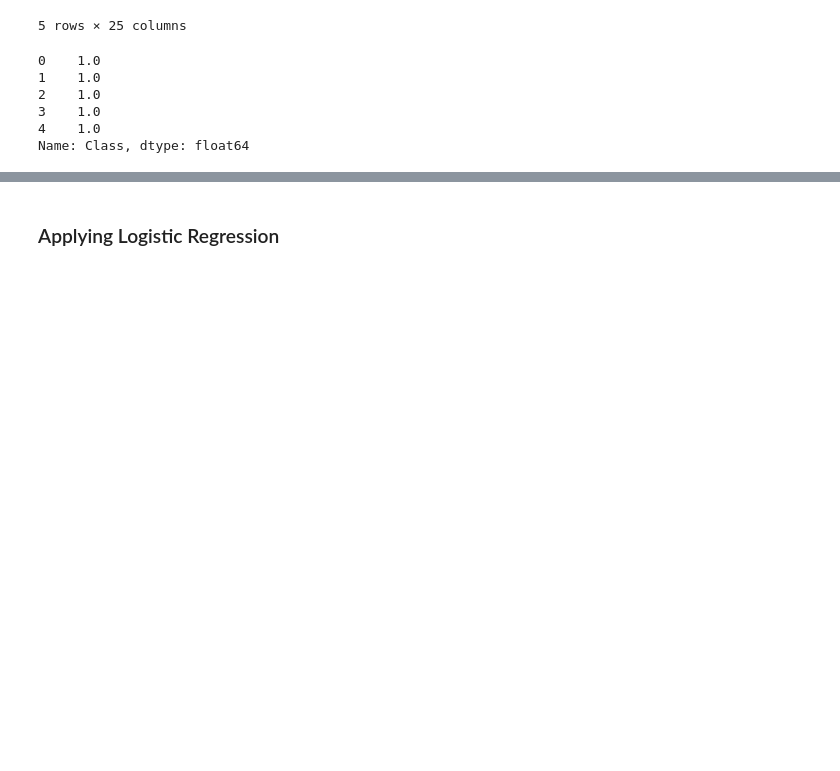
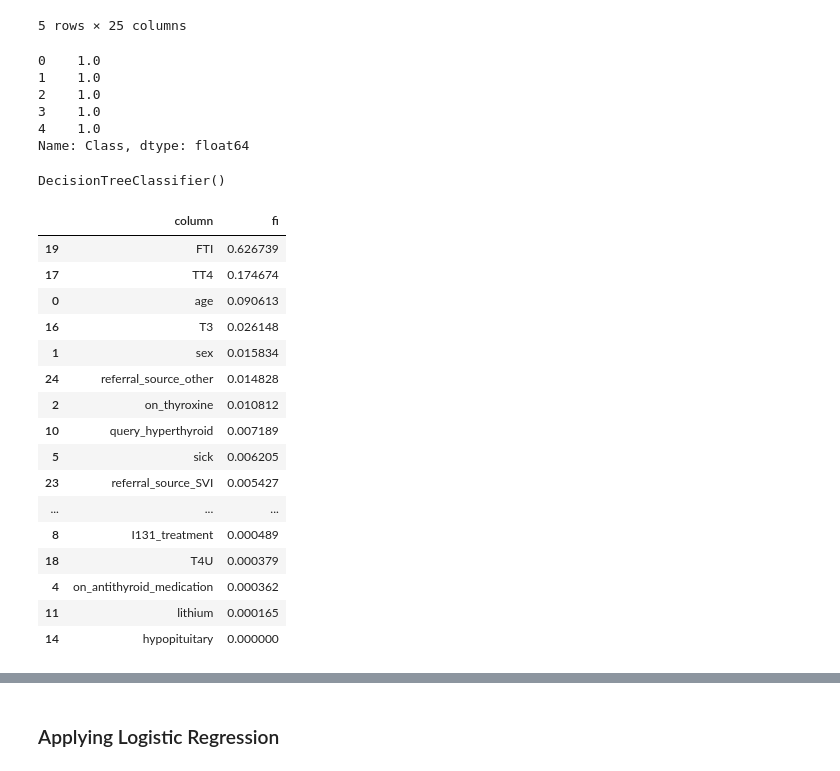
Before and after one commit to Chirag-Naik666/hypothyroidism, a Jupyter notebook: thyroidDetection.ipynb, the cells around one changed output, grey strips where cells are left out. Cells and saved outputs as stored; diff of their text form; code cells hidden in the pictures; blank space fills up the shorter version.

```diff
--- a/thyroidDetection.ipynb
+++ b/thyroidDetection.ipynb
@@ -423,3 +423,33 @@ y_sampled.head()
 3    1.0
 4    1.0
 Name: Class, dtype: float64
+# %%
+# feature importance using decision tree
+from sklearn.tree import DecisionTreeClassifier
+dt_model=DecisionTreeClassifier()
+dt_model.fit(x_sampled,y_sampled)
+# %% [output]
+DecisionTreeClassifier()
+# %%
+fi=pd.DataFrame()
+fi['column']=x_sampled.columns
+fi['fi']=dt_model.feature_importances_
+fi.sort_values('fi',ascending=False)
+# %% [output]
+|  | column | fi |
+| 19 | FTI | 0.626739 |
+| 17 | TT4 | 0.174674 |
+| 0 | age | 0.090613 |
+| 16 | T3 | 0.026148 |
+| 1 | sex | 0.015834 |
+| 24 | referral_source_other | 0.014828 |
+| 2 | on_thyroxine | 0.010812 |
+| 10 | query_hyperthyroid | 0.007189 |
+| 5 | sick | 0.006205 |
+| 23 | referral_source_SVI | 0.005427 |
+| ... | ... | ... |
+| 8 | I131_treatment | 0.000489 |
+| 18 | T4U | 0.000379 |
+| 4 | on_antithyroid_medication | 0.000362 |
+| 11 | lithium | 0.000165 |
+| 14 | hypopituitary | 0.000000 |
```
Also changed, not shown: parts of 14 cells of this notebook.
